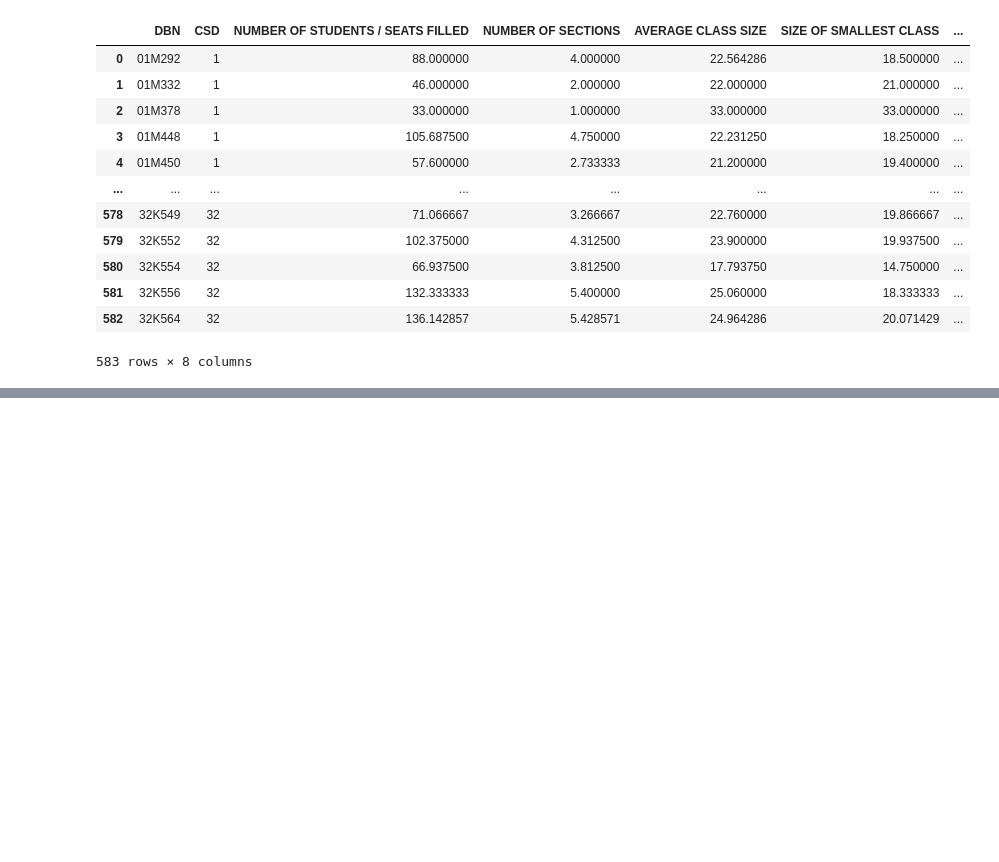
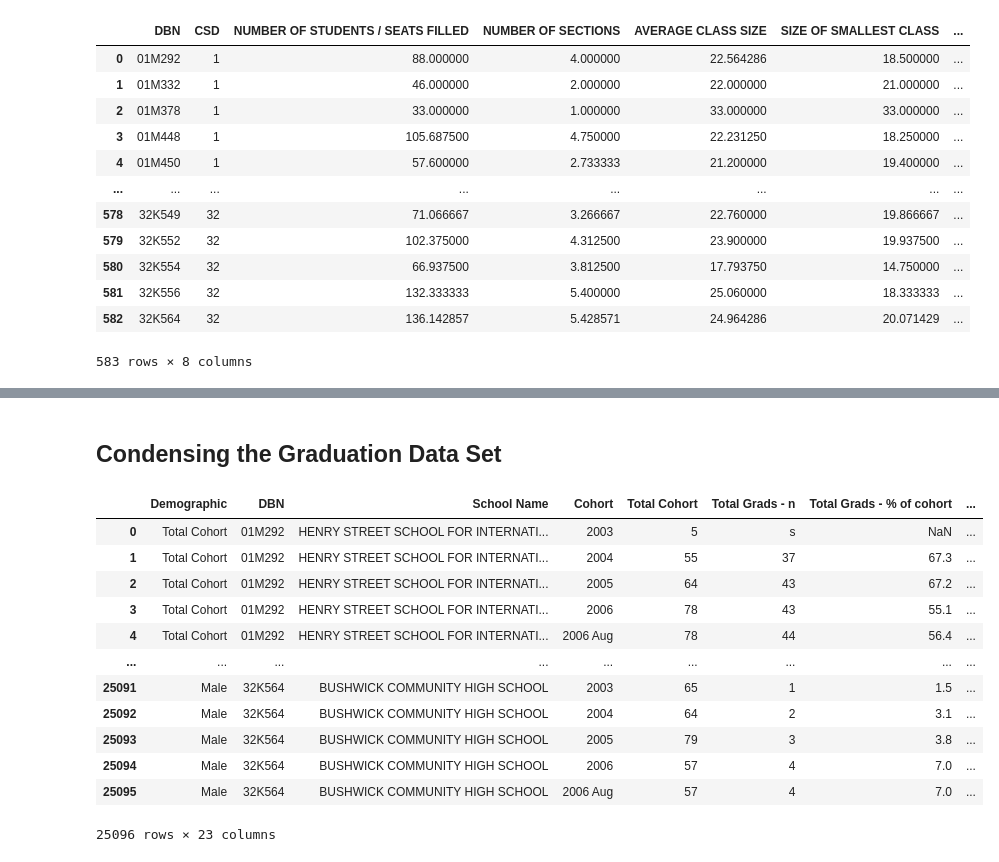
Before and after one commit to hoangvn111/Data-Cleaning-Walkthrough, a Jupyter notebook: Data_Cleaning_Walkthrough.ipynb, the cells around one changed output, grey strips where cells are left out. Cells and saved outputs as stored; diff of their text form; code cells hidden in the pictures; blank space fills up the shorter version.

Commit message:
Condensing Demographics, Graduation dataset, Merge datasets

```diff
--- a/Data_Cleaning_Walkthrough.ipynb
+++ b/Data_Cleaning_Walkthrough.ipynb
@@ -604,0 +626,5 @@ data['class_size']
+# %%
+# Fitler demopgraphics contains rows have only schoolyear = 20112012
+data['demographics'] = data['demographics'][data['demographics']['schoolyear'] == 20112012]
+
+data['demographics'] # have 1509 rows
@@ -604,0 +645,18 @@ data['class_size']
+# %% [markdown]
+## Condensing the Graduation Data Set
+# %%
+data['graduation']
+# %% [output]
+|  | Demographic | DBN | School Name | Cohort | Total Cohort | Total Grads - n | Total Grads - % of cohort | ... |
+| 0 | Total Cohort | 01M292 | HENRY STREET SCHOOL FOR INTERNATI... | 2003 | 5 | s | NaN | ... |
+| 1 | Total Cohort | 01M292 | HENRY STREET SCHOOL FOR INTERNATI... | 2004 | 55 | 37 | 67.3 | ... |
+| 2 | Total Cohort | 01M292 | HENRY STREET SCHOOL FOR INTERNATI... | 2005 | 64 | 43 | 67.2 | ... |
+| 3 | Total Cohort | 01M292 | HENRY STREET SCHOOL FOR INTERNATI... | 2006 | 78 | 43 | 55.1 | ... |
+| 4 | Total Cohort | 01M292 | HENRY STREET SCHOOL FOR INTERNATI... | 2006 Aug | 78 | 44 | 56.4 | ... |
+| ... | ... | ... | ... | ... | ... | ... | ... | ... |
+| 25091 | Male | 32K564 | BUSHWICK COMMUNITY HIGH SCHOOL | 2003 | 65 | 1 | 1.5 | ... |
+| 25092 | Male | 32K564 | BUSHWICK COMMUNITY HIGH SCHOOL | 2004 | 64 | 2 | 3.1 | ... |
+| 25093 | Male | 32K564 | BUSHWICK COMMUNITY HIGH SCHOOL | 2005 | 79 | 3 | 3.8 | ... |
+| 25094 | Male | 32K564 | BUSHWICK COMMUNITY HIGH SCHOOL | 2006 | 57 | 4 | 7.0 | ... |
+| 25095 | Male | 32K564 | BUSHWICK COMMUNITY HIGH SCHOOL | 2006 Aug | 57 | 4 | 7.0 | ... |
+25096 rows × 23 columns
```
Also changed, not shown: parts of 28 cells of this notebook.
